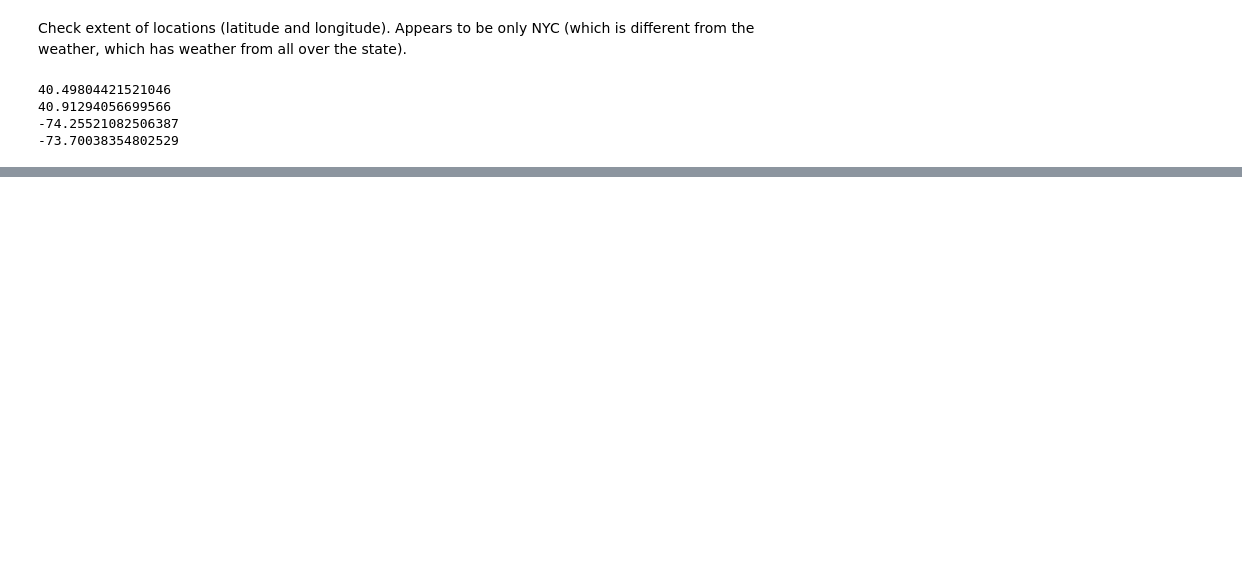
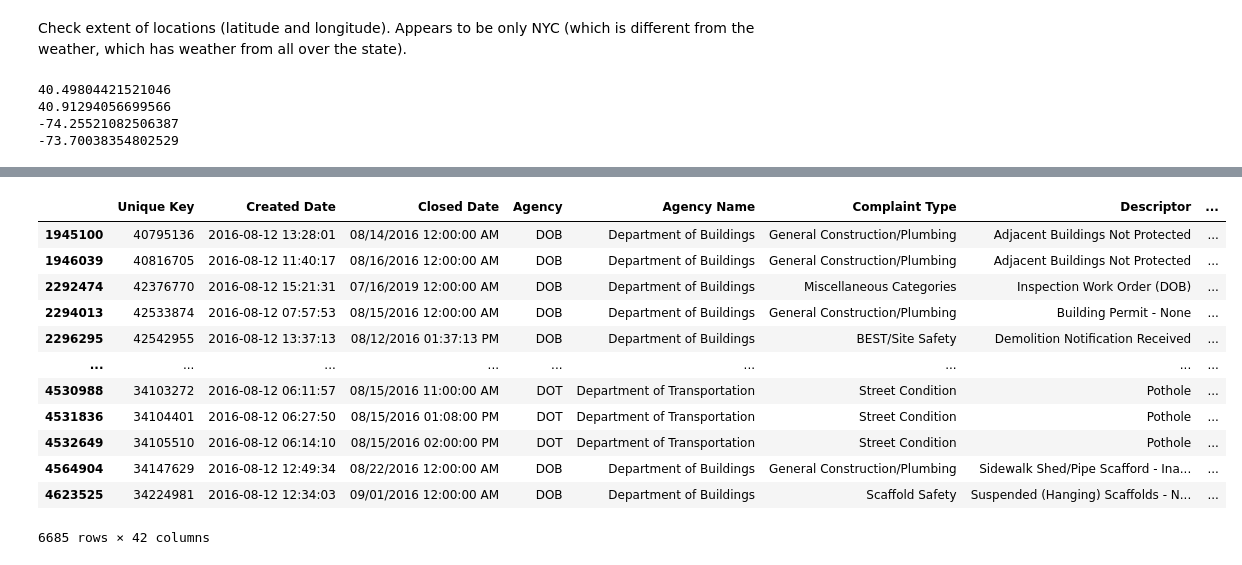
Before and after one commit to ericschwen/weather_311, a Jupyter notebook: 311_exploration.ipynb, the cells around one changed output, grey strips where cells are left out. Drawn from its saved outputs; the diff is of its cells as text; code cells hidden in the pictures; blank space fills up the shorter version.

```diff
--- a/311_exploration.ipynb
+++ b/311_exploration.ipynb
@@ -178,0 +213,16 @@ Name: Created Date, dtype: object
+# %%
+c.loc[(c['Created Date'] > np.datetime64('2016-08-12')) & (c['Created Date'] < np.datetime64('2016-08-13'))]
+# %% [output]
+|  | Unique Key | Created Date | Closed Date | Agency | Agency Name | Complaint Type | Descriptor | ... |
+| 1945100 | 40795136 | 2016-08-12 13:28:01 | 08/14/2016 12:00:00 AM | DOB | Department of Buildings | General Construction/Plumbing | Adjacent Buildings Not Protected | ... |
+| 1946039 | 40816705 | 2016-08-12 11:40:17 | 08/16/2016 12:00:00 AM | DOB | Department of Buildings | General Construction/Plumbing | Adjacent Buildings Not Protected | ... |
+| 2292474 | 42376770 | 2016-08-12 15:21:31 | 07/16/2019 12:00:00 AM | DOB | Department of Buildings | Miscellaneous Categories | Inspection Work Order (DOB) | ... |
+| 2294013 | 42533874 | 2016-08-12 07:57:53 | 08/15/2016 12:00:00 AM | DOB | Department of Buildings | General Construction/Plumbing | Building Permit - None | ... |
+| 2296295 | 42542955 | 2016-08-12 13:37:13 | 08/12/2016 01:37:13 PM | DOB | Department of Buildings | BEST/Site Safety | Demolition Notification Received | ... |
+| ... | ... | ... | ... | ... | ... | ... | ... | ... |
+| 4530988 | 34103272 | 2016-08-12 06:11:57 | 08/15/2016 11:00:00 AM | DOT | Department of Transportation | Street Condition | Pothole | ... |
+| 4531836 | 34104401 | 2016-08-12 06:27:50 | 08/15/2016 01:08:00 PM | DOT | Department of Transportation | Street Condition | Pothole | ... |
+| 4532649 | 34105510 | 2016-08-12 06:14:10 | 08/15/2016 02:00:00 PM | DOT | Department of Transportation | Street Condition | Pothole | ... |
+| 4564904 | 34147629 | 2016-08-12 12:49:34 | 08/22/2016 12:00:00 AM | DOB | Department of Buildings | General Construction/Plumbing | Sidewalk Shed/Pipe Scafford - Ina... | ... |
+| 4623525 | 34224981 | 2016-08-12 12:34:03 | 09/01/2016 12:00:00 AM | DOB | Department of Buildings | Scaffold Safety | Suspended (Hanging) Scaffolds - N... | ... |
+6685 rows × 42 columns
```
Also changed, not shown: parts of 37 cells of this notebook.
